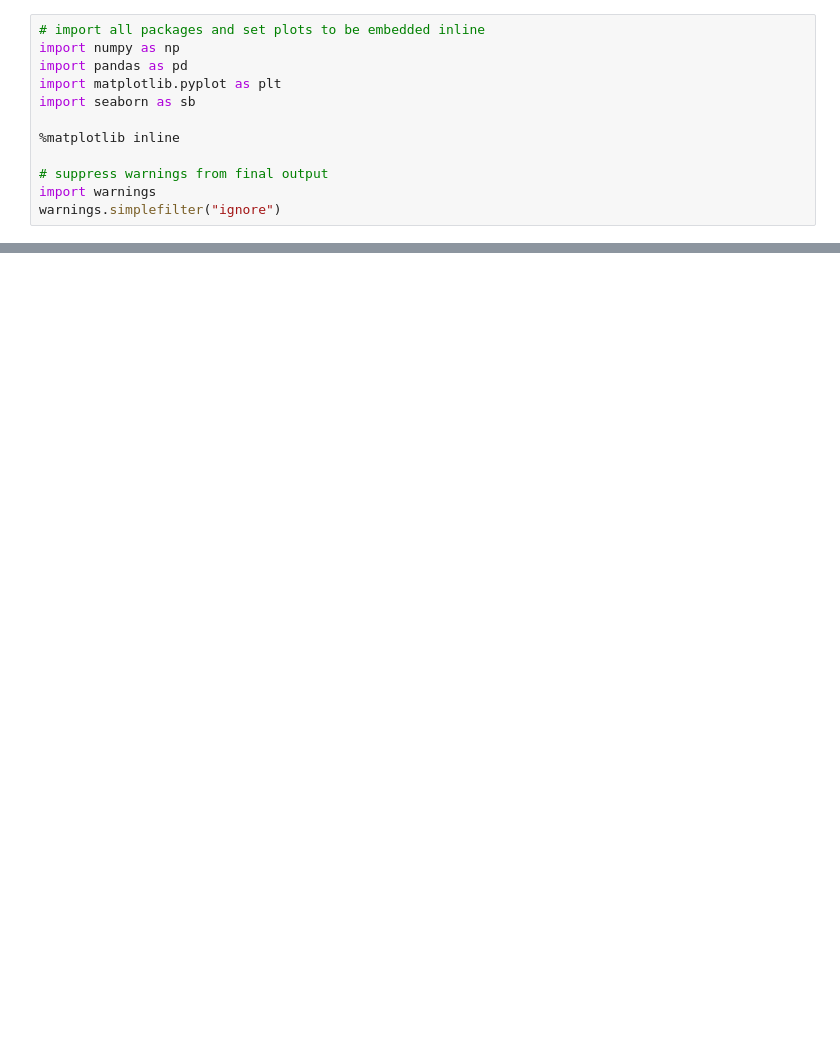
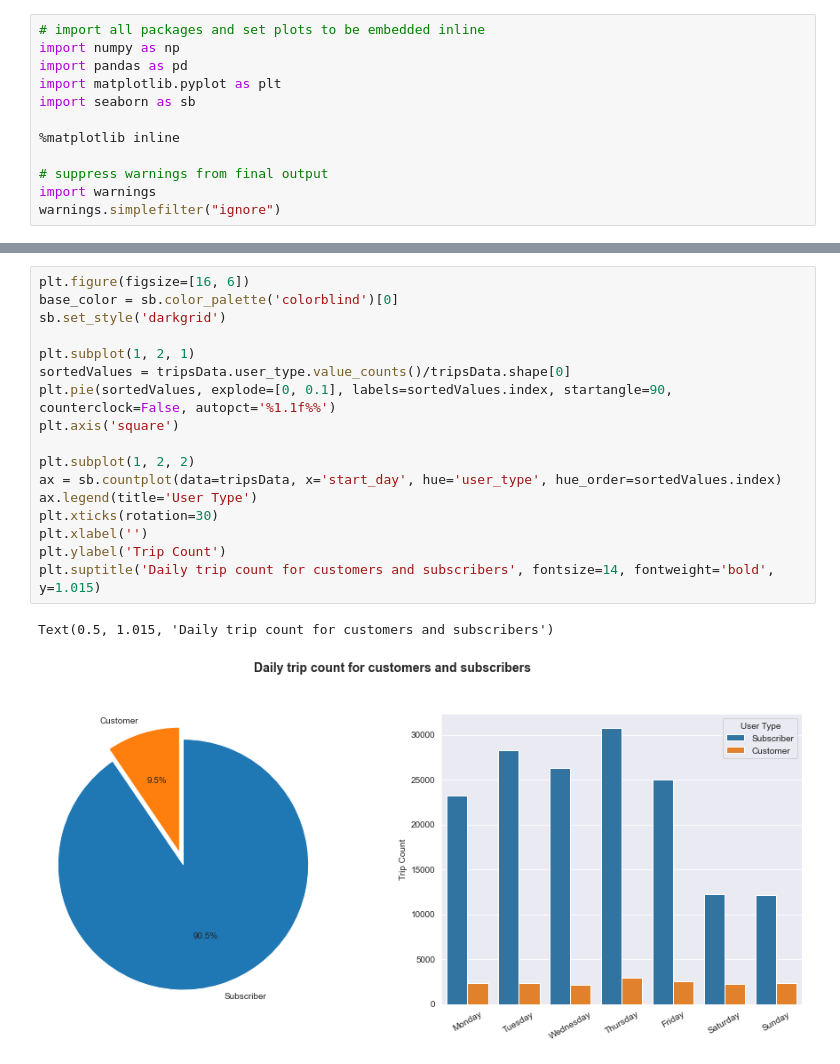
Before and after one commit to PeterBaraka/BayArea-Bike-Share-Analysis, a Jupyter notebook: Part_II_slide_deck_template.ipynb, the cells around one changed output, grey strips where cells are left out. Cells and saved outputs as stored; diff of their text form; blank space fills up the shorter version.

```diff
--- a/Part_II_slide_deck_template.ipynb
+++ b/Part_II_slide_deck_template.ipynb
@@ -63,0 +91,20 @@ but feel free to add more if you'd like!
+# %%
+plt.figure(figsize=[16, 6])
+base_color = sb.color_palette('colorblind')[0]
+sb.set_style('darkgrid')
+
+plt.subplot(1, 2, 1)
+sortedValues = tripsData.user_type.value_counts()/tripsData.shape[0]
+plt.pie(sortedValues, explode=[0, 0.1], labels=sortedValues.index, startangle=90, counterclock=False, autopct='%1.1f%%')
+plt.axis('square')
+
+plt.subplot(1, 2, 2)
+ax = sb.countplot(data=tripsData, x='start_day', hue='user_type', hue_order=sortedValues.index)
+ax.legend(title='User Type')
+plt.xticks(rotation=30)
+plt.xlabel('')
+plt.ylabel('Trip Count')
+plt.suptitle('Daily trip count for customers and subscribers', fontsize=14, fontweight='bold', y=1.015)
+# %% [output]
+Text(0.5, 1.015, 'Daily trip count for customers and subscribers')
+[figure, added]
```
Also changed, not shown: parts of 18 cells of this notebook, 5 other files.
